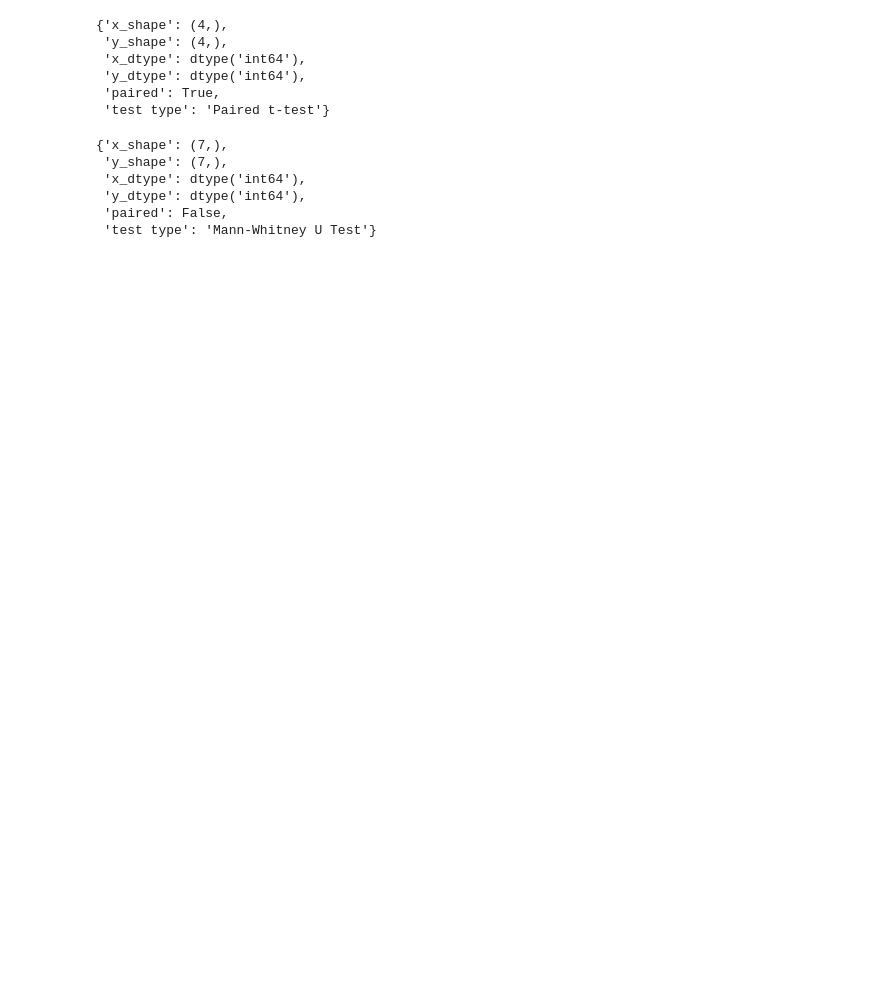
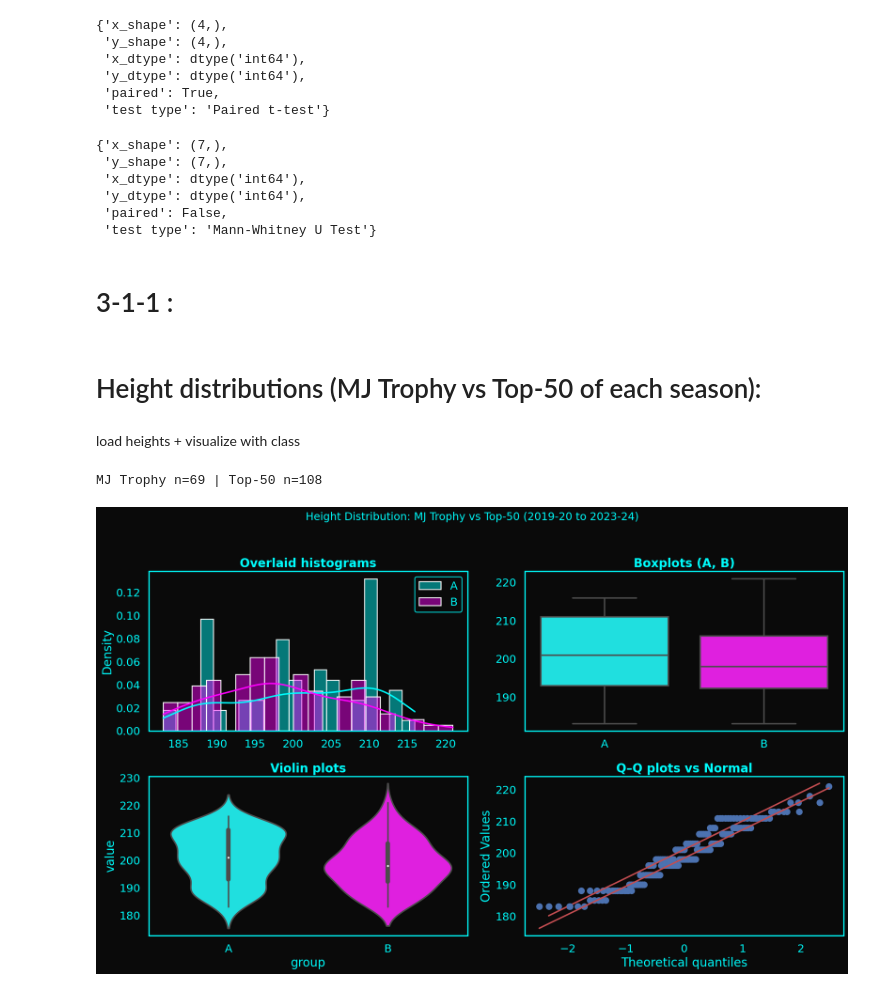
Before and after one commit to nicekid1/QBC-DA10-Group4Project-3, a Jupyter notebook: Analyzer_temp_update.ipynb, the cells around one changed output. Saved outputs shown, nothing was run; the diff lists cells and outputs as text; code cells hidden in the pictures; blank space fills up the shorter version.

```diff
--- a/Analyzer_temp_update.ipynb
+++ b/Analyzer_temp_update.ipynb
@@ -973,3 +1838,45 @@ analyzer_test.summary_check()
  'y_dtype': dtype('int64'),
  'paired': False,
  'test type': 'Mann-Whitney U Test'}
+# %% [markdown]
+# 3-1-1 :
+# %% [markdown]
+# Height distributions (MJ Trophy vs Top-50 of each season):
+# %% [markdown]
+load heights + visualize with class
+# %%
+mj_files  = sorted(glob.glob(r"C:\Users\Z E Y T O N\Desktop\mini 3\QBC-DA10-Group4Project-3\csv1_1.csv"))  # MJ Trophy
+top_files = sorted(glob.glob(r"C:\Users\Z E Y T O N\Desktop\mini 3\QBC-DA10-Group4Project-3\csv1_2.csv"))  # Top-50
+
+def load_height_column(file_list, prefer_names=("1","height","Height","HEIGHT","Ht","HT","ht"),
+                       fallback_index=2):
+    """
+    Read HEIGHT from CSVs and return one concatenated numpy array.
+    - Try any of prefer_names; otherwise use the 3rd column (index=2).
+    - Coerce to numeric and drop NaN.
+    """
+    out = []
+    for fp in file_list:
+        df = pd.read_csv(fp)
+        col = None
+        for name in prefer_names:
+            if name in df.columns:
+                col = df[name]; break
+        if col is None:
+            col = df.iloc[:, fallback_index]
+        out.append(pd.to_numeric(col, errors="coerce").dropna().astype(float).values)
+    return np.concatenate(out, axis=0) if out else np.array([])
+
+#build groups
+A = load_height_column(mj_files)     # MJ Trophy heights
+B = load_height_column(top_files)    # Top-50 heights
+print(f"MJ Trophy n={len(A)} | Top-50 n={len(B)}")
+
+#use your Analyzer class
+an = Analyzer()
+an.fit(A, B, paired=False)
+an.visual_groups(bins=20, kde=True,
+                 title="Height Distribution: MJ Trophy vs Top-50 (2019-20 to 2023-24)")
+# %% [output]
+MJ Trophy n=69 | Top-50 n=108
+[figure, added]
```
Also changed, not shown: parts of 13 cells of this notebook.
